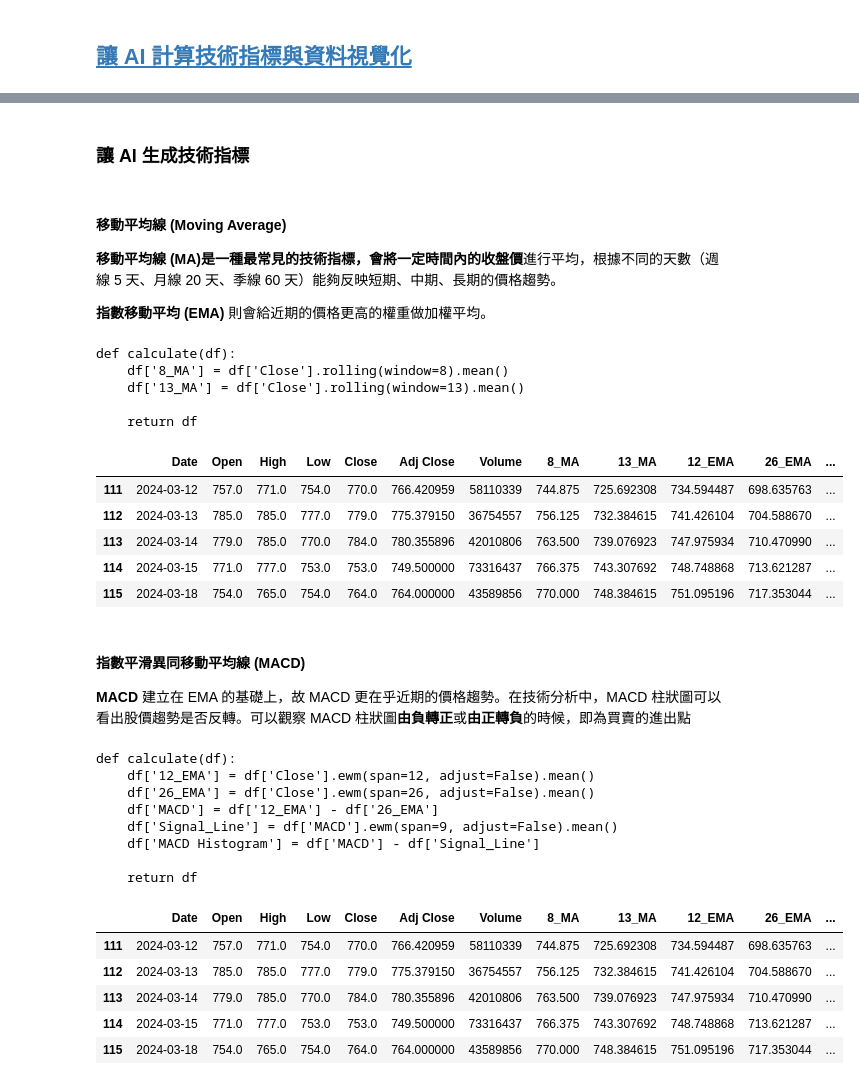
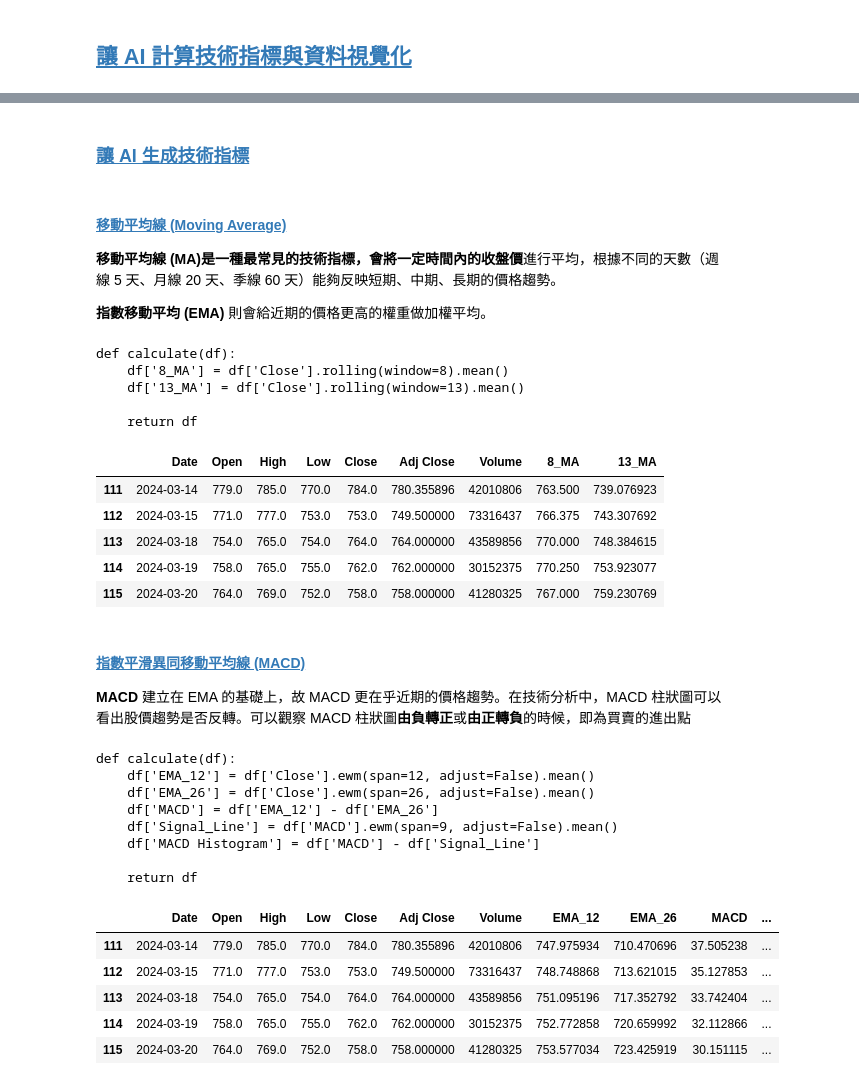
Before and after one commit to a9677560/AI_Project, a Jupyter notebook: openai.ipynb, the cells around one changed output, grey strips where cells are left out. Saved outputs shown, nothing was run; the diff lists cells and outputs as text; code cells hidden in the pictures.

Commit message:
Add ai_code_exec() function.Add data visualization

```diff
--- a/openai.ipynb
+++ b/openai.ipynb
@@ -212,9 +226,9 @@ def ai_helper(df, user_msg):
     reply_data = get_reply(msg)
     return reply_data
 # %% [markdown]
-### 讓 AI 生成技術指標
+### <a id='toc1_2_2_'></a>[讓 AI 生成技術指標](#toc0_)
 # %% [markdown]
-#### 移動平均線 (Moving Average)
+#### <a id='toc1_2_2_1_'></a>[移動平均線 (Moving Average)](#toc0_)
 
 **移動平均線 (MA)**是一種最常見的技術指標，會將一定時間內的**收盤價**進行平均，根據不同的天數（週線 5 天、月線 20 天、季線 60 天）能夠反映短期、中期、長期的價格趨勢。
 
@@ -222,50 +236,56 @@ def ai_helper(df, user_msg):
 # %%
 # 避開 compiler 檢查
 def calculate(df):
     pass
 
-code_str = ai_helper(df, "計算 8 日 MA 與 13 日 MA")
-print(code_str)
-# 執行 AI 產生的程式碼
-exec(code_str)
-new_df = calculate(df)
+def ai_code_exec(df, instruction):
+    code_str = ai_helper(df, instruction)
+    print(code_str)
+
+    # 將 exec 生成的 calculate 設為 local variable
+    local_vars = {}
+    # 執行 AI 產生的程式碼
+    exec(code_str, globals(), local_vars)
+    calculate = local_vars['calculate']
+
+    new_df = calculate(df.copy())
+    return new_df
+
+new_df = ai_code_exec(df, "計算 8 日 MA 與 13 日 MA" )
 # 這裡保險起見可能需要檢查 new_df
 new_df.tail()
 # %% [output]
 def calculate(df):
     df['8_MA'] = df['Close'].rolling(window=8).mean()
     df['13_MA'] = df['Close'].rolling(window=13).mean()
 
     return df
-|  | Date | Open | High | Low | Close | Adj Close | Volume | 8_MA | 13_MA | 12_EMA | 26_EMA | ... |
-| 111 | 2024-03-12 | 757.0 | 771.0 | 754.0 | 770.0 | 766.420959 | 58110339 | 744.875 | 725.692308 | 734.594487 | 698.635763 | ... |
-| 112 | 2024-03-13 | 785.0 | 785.0 | 777.0 | 779.0 | 775.379150 | 36754557 | 756.125 | 732.384615 | 741.426104 | 704.588670 | ... |
-| 113 | 2024-03-14 | 779.0 | 785.0 | 770.0 | 784.0 | 780.355896 | 42010806 | 763.500 | 739.076923 | 747.975934 | 710.470990 | ... |
-| 114 | 2024-03-15 | 771.0 | 777.0 | 753.0 | 753.0 | 749.500000 | 73316437 | 766.375 | 743.307692 | 748.748868 | 713.621287 | ... |
-| 115 | 2024-03-18 | 754.0 | 765.0 | 754.0 | 764.0 | 764.000000 | 43589856 | 770.000 | 748.384615 | 751.095196 | 717.353044 | ... |
+|  | Date | Open | High | Low | Close | Adj Close | Volume | 8_MA | 13_MA |
+| 111 | 2024-03-14 | 779.0 | 785.0 | 770.0 | 784.0 | 780.355896 | 42010806 | 763.500 | 739.076923 |
+| 112 | 2024-03-15 | 771.0 | 777.0 | 753.0 | 753.0 | 749.500000 | 73316437 | 766.375 | 743.307692 |
+| 113 | 2024-03-18 | 754.0 | 765.0 | 754.0 | 764.0 | 764.000000 | 43589856 | 770.000 | 748.384615 |
+| 114 | 2024-03-19 | 758.0 | 765.0 | 755.0 | 762.0 | 762.000000 | 30152375 | 770.250 | 753.923077 |
+| 115 | 2024-03-20 | 764.0 | 769.0 | 752.0 | 758.0 | 758.000000 | 41280325 | 767.000 | 759.230769 |
 # %% [markdown]
-#### 指數平滑異同移動平均線 (MACD)
+#### <a id='toc1_2_2_2_'></a>[指數平滑異同移動平均線 (MACD)](#toc0_)
 
 **MACD** 建立在 EMA 的基礎上，故 MACD 更在乎近期的價格趨勢。在技術分析中，MACD 柱狀圖可以看出股價趨勢是否反轉。可以觀察 MACD 柱狀圖**由負轉正**或**由正轉負**的時候，即為買賣的進出點
 # %%
-code_str = ai_helper(df, "計算 MACD, 欄位名稱用 'MACD Histogram' 命名")
-print(code_str)
-exec(code_str)
-new_df = calculate(df)
+new_df = ai_code_exec(df, "計算 MACD, 欄位名稱用 'MACD Histogram' 命名")
 new_df.tail()
 # %% [output]
 def calculate(df):
-    df['12_EMA'] = df['Close'].ewm(span=12, adjust=False).mean()
-    df['26_EMA'] = df['Close'].ewm(span=26, adjust=False).mean()
-    df['MACD'] = df['12_EMA'] - df['26_EMA']
+    df['EMA_12'] = df['Close'].ewm(span=12, adjust=False).mean()
+    df['EMA_26'] = df['Close'].ewm(span=26, adjust=False).mean()
+    df['MACD'] = df['EMA_12'] - df['EMA_26']
     df['Signal_Line'] = df['MACD'].ewm(span=9, adjust=False).mean()
     df['MACD Histogram'] = df['MACD'] - df['Signal_Line']
 
     return df
-|  | Date | Open | High | Low | Close | Adj Close | Volume | 8_MA | 13_MA | 12_EMA | 26_EMA | ... |
-| 111 | 2024-03-12 | 757.0 | 771.0 | 754.0 | 770.0 | 766.420959 | 58110339 | 744.875 | 725.692308 | 734.594487 | 698.635763 | ... |
-| 112 | 2024-03-13 | 785.0 | 785.0 | 777.0 | 779.0 | 775.379150 | 36754557 | 756.125 | 732.384615 | 741.426104 | 704.588670 | ... |
-| 113 | 2024-03-14 | 779.0 | 785.0 | 770.0 | 784.0 | 780.355896 | 42010806 | 763.500 | 739.076923 | 747.975934 | 710.470990 | ... |
-| 114 | 2024-03-15 | 771.0 | 777.0 | 753.0 | 753.0 | 749.500000 | 73316437 | 766.375 | 743.307692 | 748.748868 | 713.621287 | ... |
-| 115 | 2024-03-18 | 754.0 | 765.0 | 754.0 | 764.0 | 764.000000 | 43589856 | 770.000 | 748.384615 | 751.095196 | 717.353044 | ... |
+|  | Date | Open | High | Low | Close | Adj Close | Volume | EMA_12 | EMA_26 | MACD | ... |
+| 111 | 2024-03-14 | 779.0 | 785.0 | 770.0 | 784.0 | 780.355896 | 42010806 | 747.975934 | 710.470696 | 37.505238 | ... |
+| 112 | 2024-03-15 | 771.0 | 777.0 | 753.0 | 753.0 | 749.500000 | 73316437 | 748.748868 | 713.621015 | 35.127853 | ... |
+| 113 | 2024-03-18 | 754.0 | 765.0 | 754.0 | 764.0 | 764.000000 | 43589856 | 751.095196 | 717.352792 | 33.742404 | ... |
+| 114 | 2024-03-19 | 758.0 | 765.0 | 755.0 | 762.0 | 762.000000 | 30152375 | 752.772858 | 720.659992 | 32.112866 | ... |
+| 115 | 2024-03-20 | 764.0 | 769.0 | 752.0 | 758.0 | 758.000000 | 41280325 | 753.577034 | 723.425919 | 30.151115 | ... |
 # %% [markdown]
```
Also changed, not shown: parts of 24 cells of this notebook.
